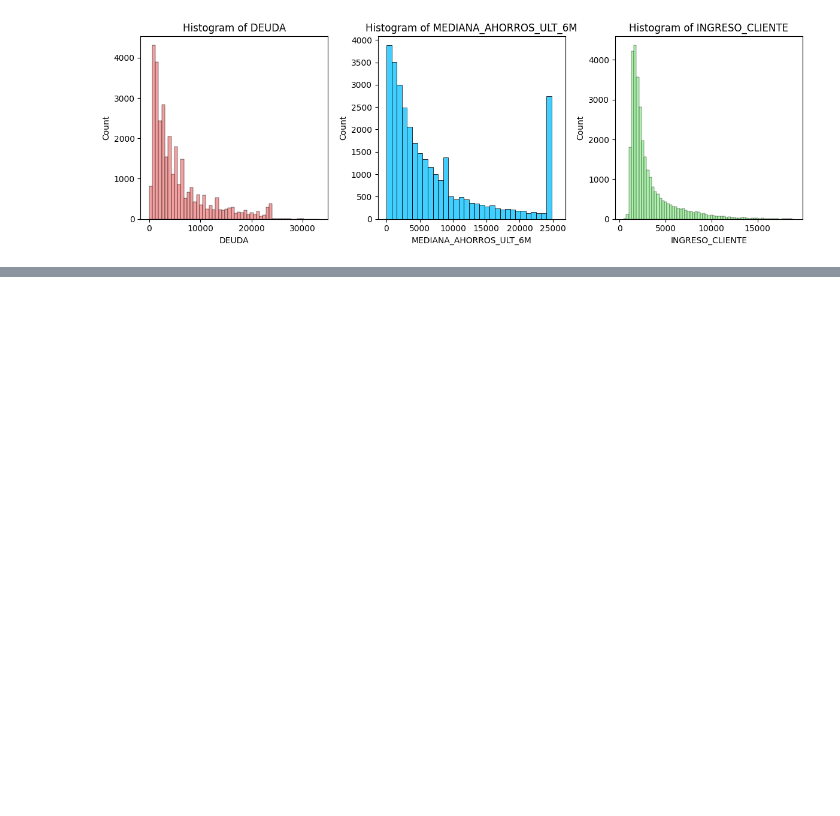
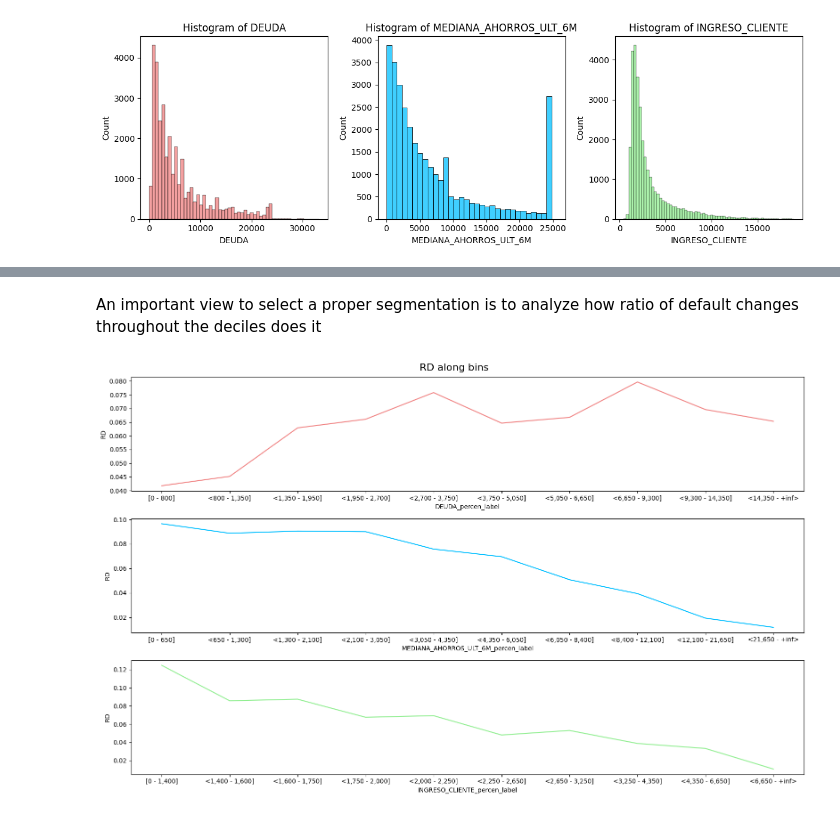
Before and after one commit to Brunoware/Credit-Risk-Segmentation, a Jupyter notebook: eda_project.ipynb, the cells around one changed output, grey strips where cells are left out. Cells and saved outputs as stored; diff of their text form; code cells hidden in the pictures; blank space fills up the shorter version.

```diff
--- a/eda_project.ipynb
+++ b/eda_project.ipynb
@@ -241,0 +136,41 @@ conditions[0](num_data)
+# %% [markdown]
+An important view to select a proper segmentation is to analyze how ratio of default changes throughout the deciles does it
+# %%
+# declaring fig and axis
+fig, axis = plt.subplots(3, 1, figsize = (16, 10))
+
+# adding title
+fig.suptitle('RD along bins', fontsize = 16)
+
+# iterating along selected features
+for n_iter, (feature, color) in enumerate(zip(selected_numeric_features, colors)):
+    # selecting created features
+    label = f'{feature}_percen_label'
+    value = f'{feature}_percen_value'
+
+    # getting labels
+    labels = num_data[[value, label]].drop_duplicates()
+
+    # grouping by values
+    grouped = num_data.groupby(value, as_index = False)\
+                      .agg({'FLG_DEFAULT_12M': 'mean'})
+
+    # changing labels
+    grouped = grouped.merge(right = labels,
+                            on = [value],
+                            how = 'left')\
+                     .rename(columns = {'FLG_DEFAULT_12M': 'RD'})\
+                     .drop(columns = value)
+
+    # creating plot
+    ax = axis[n_iter]
+    sns.lineplot(data = grouped, x = label, y = 'RD', ax = ax, color = color)
+
+    # changing axis
+    ax.set_xticks(range(len(grouped[label])), grouped[label].tolist())
+    ax.set_xticklabels(grouped[label].tolist(), rotation = 0)
+
+plt.tight_layout()
+plt.show()
+# %% [output]
+[figure, added]
```
Also changed, not shown: parts of 15 cells of this notebook.
